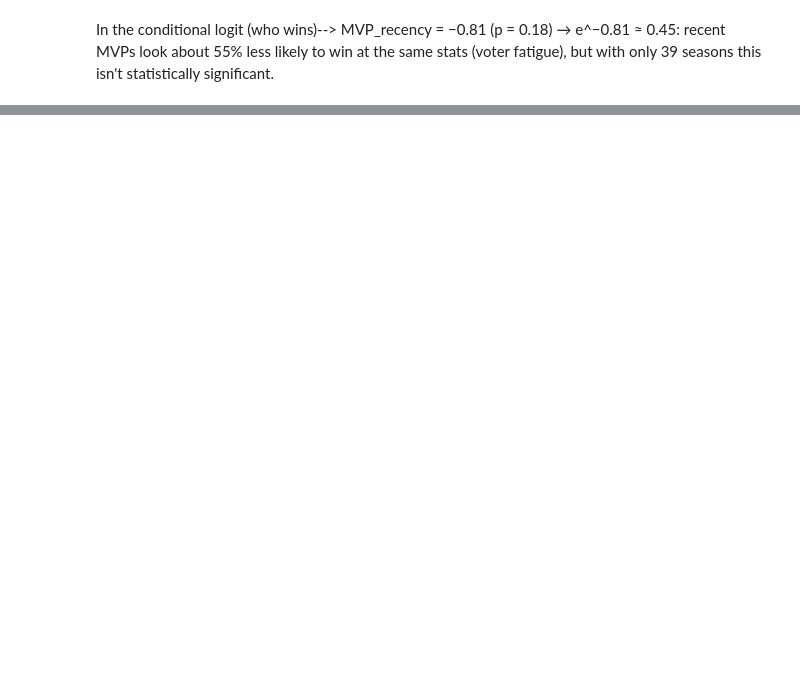
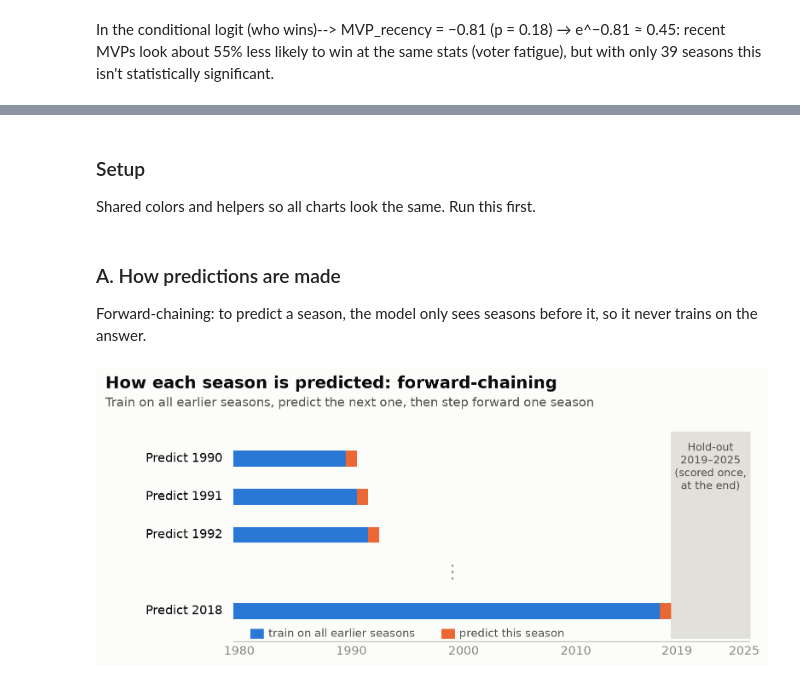
Before and after one commit to Erdos-Projects/fall-2026-nba-mvp-prediction, a Jupyter notebook: model/binomial_model_nt.ipynb, the cells around one changed output, grey strips where cells are left out. Drawn from its saved outputs; the diff is of its cells as text; code cells hidden in the pictures; blank space fills up the shorter version.

```diff
--- a/model/binomial_model_nt.ipynb
+++ b/model/binomial_model_nt.ipynb
@@ -378,0 +388,3 @@ PTS: picked MVP in 4/18 seasons, real winner's avg rank=8.89
+# %% [markdown]
+### Setup
+Shared colors and helpers so all charts look the same. Run this first.
@@ -378,0 +414,50 @@ PTS: picked MVP in 4/18 seasons, real winner's avg rank=8.89
+# %% [markdown]
+### A. How predictions are made
+Forward-chaining: to predict a season, the model only sees seasons before it, so it never trains on the answer.
+# %%
+#forward-chaining diagram
+from matplotlib.patches import Rectangle
+
+
+def plot_forward_chaining(fname, start=1980, hold=HOLDOUT_START, end=2025):
+    #rows: a few example test seasons; None draws the "..." gap
+    rows = [(1990, 'Predict 1990'), (1991, 'Predict 1991'), (1992, 'Predict 1992'), (None, '...'), (2018, 'Predict 2018')]
+    fig, ax = plt.subplots(figsize=(8, 3.6), dpi=200)
+    fig.patch.set_facecolor(SURFACE); ax.set_facecolor(SURFACE)
+
+    #shaded hold-out block
+    ax.add_patch(Rectangle((hold - 0.5, -0.7), end - hold + 1, len(rows) + 0.4, color=GRID, zorder=0))
+    ax.text(hold + (end - hold) / 2, len(rows) - 0.55, f'Hold-out\n{hold}–{end}\n(scored once,\nat the end)',
+            ha='center', va='top', fontsize=9, color=INK2)
+
+    for i, (yr, label) in enumerate(rows):
+        y = len(rows) - 1 - i                                   #top row first
+        if yr is None:
+            ax.text(1999, y, '⋮', ha='center', va='center', fontsize=16, color=MUTED)
+            continue
+        ax.barh(y, yr - start, left=start - 0.5, height=0.42, color=BLUE)     #training seasons
+        ax.barh(y, 1, left=yr - 0.5, height=0.42, color=ORANGE)               #the predicted season
+        ax.text(start - 1.5, y, label, ha='right', va='center', fontsize=10.5, color=INK)
+
+    ax.set_xlim(start - 12, end + 1); ax.set_ylim(-0.8, len(rows) - 0.2)
+    ax.set_yticks([]); ax.set_xticks([1980, 1990, 2000, 2010, hold, end])
+    for side in ['top', 'right', 'left']:
+        ax.spines[side].set_visible(False)
+    ax.spines['bottom'].set_color(AXIS); ax.spines['bottom'].set_bounds(start - 0.5, end + 0.5)
+    ax.tick_params(colors=MUTED, length=0)
+
+    #legend drawn as small bars, so it matches the marks exactly
+    ax.barh(-0.6, 1.2, left=1981, height=0.25, color=BLUE)
+    ax.text(1982.6, -0.6, 'train on all earlier seasons', va='center', fontsize=9.5, color=INK2)
+    ax.barh(-0.6, 1.2, left=1998, height=0.25, color=ORANGE)
+    ax.text(1999.6, -0.6, 'predict this season', va='center', fontsize=9.5, color=INK2)
+
+    add_titles(fig, 'How each season is predicted: forward-chaining',
+               'Train on all earlier seasons, predict the next one, then step forward one season')
+    fig.tight_layout(rect=(0, 0, 1, 0.83))
+    fig.savefig(OUT / fname, facecolor=SURFACE)
+    plt.show()
+
+plot_forward_chaining('forward_chaining.png')
+# %% [output]
+[figure, added]
```
Also changed, not shown: parts of 35 cells of this notebook, 15 other files.
